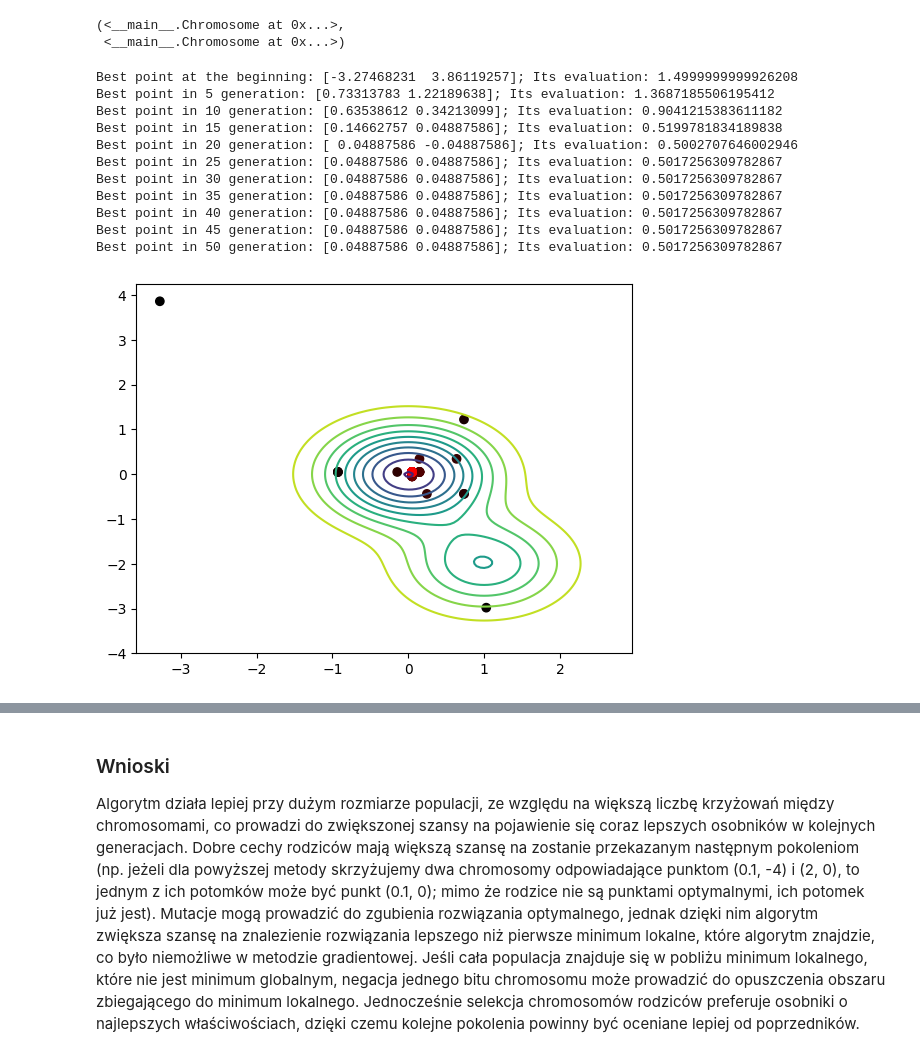
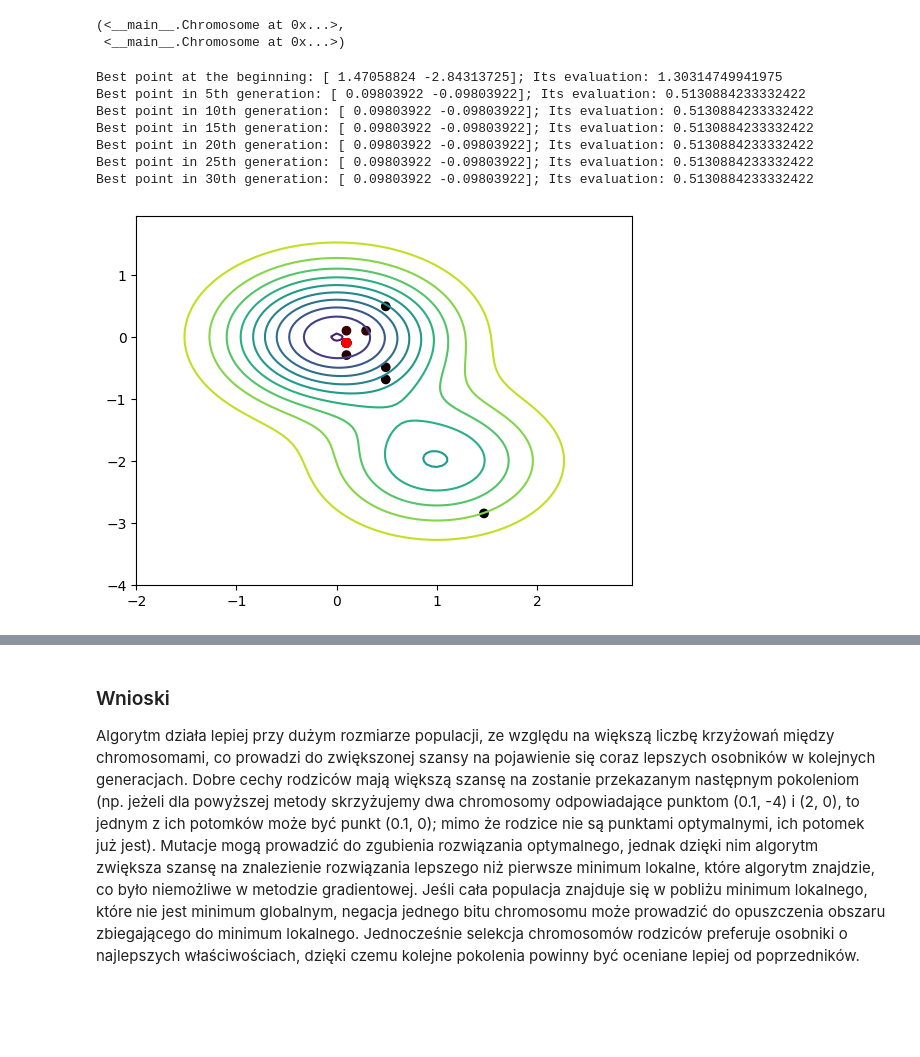
Before and after one commit to JakubDziegielewski/WSI_tutorials, a Jupyter notebook: zadanie_2.ipynb, the cells around one changed output, grey strips where cells are left out. Cells and saved outputs as stored; diff of their text form; code cells hidden in the pictures; blank space fills up the shorter version.

```diff
--- a/zadanie_2.ipynb
+++ b/zadanie_2.ipynb
@@ -183,20 +187,15 @@ def func(*args):
         - np.exp(-args[0] ** 2 - args[1] ** 2)
         - 0.5 * np.exp(-((args[0] - 1) ** 2) - (args[1] + 2) ** 2)
     )
-
-
-g1 = GeneticAlgorithm(20, 2, func, [-50, 50], population_size=200, num_steps=50)
-g1.run()
-# %% [output]
-Best point at the beginning: [-3.27468231  3.86119257]; Its evaluation: 1.4999999999926208
-Best point in 5 generation: [0.73313783 1.22189638]; Its evaluation: 1.3687185506195412
-Best point in 10 generation: [0.63538612 0.34213099]; Its evaluation: 0.9041215383611182
-Best point in 15 generation: [0.14662757 0.04887586]; Its evaluation: 0.5199781834189838
-Best point in 20 generation: [ 0.04887586 -0.04887586]; Its evaluation: 0.5002707646002946
-Best point in 25 generation: [0.04887586 0.04887586]; Its evaluation: 0.5017256309782867
-Best point in 30 generation: [0.04887586 0.04887586]; Its evaluation: 0.5017256309782867
-Best point in 35 generation: [0.04887586 0.04887586]; Its evaluation: 0.5017256309782867
-Best point in 40 generation: [0.04887586 0.04887586]; Its evaluation: 0.5017256309782867
-Best point in 45 generation: [0.04887586 0.04887586]; Its evaluation: 0.5017256309782867
-Best point in 50 generation: [0.04887586 0.04887586]; Its evaluation: 0.5017256309782867
-[figure, removed]
+# %%
+g0 = GeneticAlgorithm(16, 2, func, [-25, 25])
+g0.run()
+# %% [output]
+Best point at the beginning: [ 1.47058824 -2.84313725]; Its evaluation: 1.30314749941975
+Best point in 5th generation: [ 0.09803922 -0.09803922]; Its evaluation: 0.5130884233332422
+Best point in 10th generation: [ 0.09803922 -0.09803922]; Its evaluation: 0.5130884233332422
+Best point in 15th generation: [ 0.09803922 -0.09803922]; Its evaluation: 0.5130884233332422
+Best point in 20th generation: [ 0.09803922 -0.09803922]; Its evaluation: 0.5130884233332422
+Best point in 25th generation: [ 0.09803922 -0.09803922]; Its evaluation: 0.5130884233332422
+Best point in 30th generation: [ 0.09803922 -0.09803922]; Its evaluation: 0.5130884233332422
+[figure, added]
```
Also changed, not shown: parts of 5 cells of this notebook.
